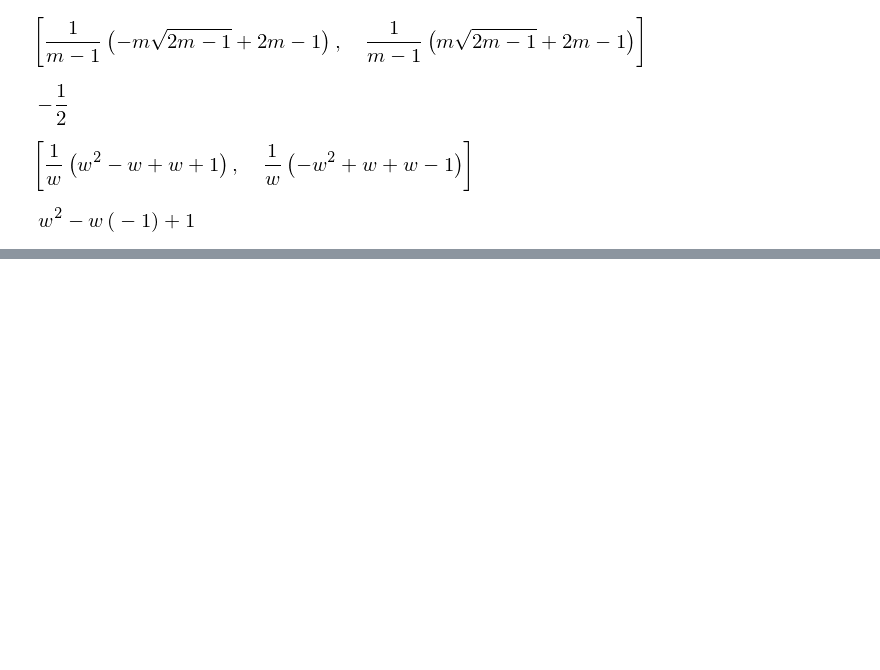
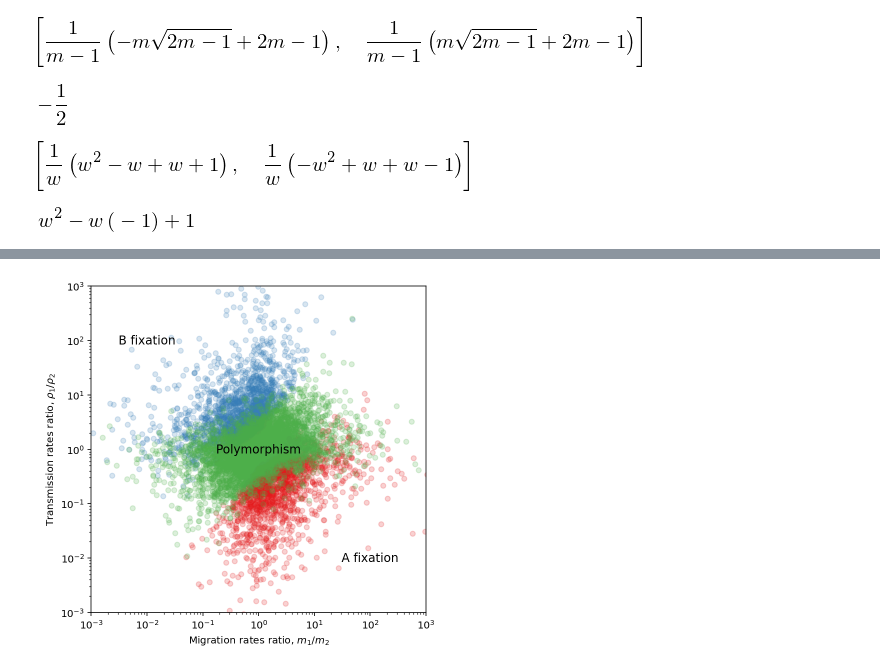
Before and after one commit to yoavram/Sunnyvale, a Jupyter notebook: notebooks/migration analysis.ipynb, the cells around one changed output, grey strips where cells are left out. Drawn from its saved outputs; the diff is of its cells as text; code cells hidden in the pictures; blank space fills up the shorter version.

```diff
--- a/notebooks/migration analysis.ipynb
+++ b/notebooks/migration analysis.ipynb
@@ -288,0 +365,6 @@ simplify((1+w-w*ρ+w**2*ρ).factor(w))
+# %%
+n = 10000
+m1s = uniform(0, 0.5, n)
+m2s = uniform(0, 0.5, n)
+ρ1s = uniform(0, 1, n)
+ρ2s = uniform(0, 1, n)
@@ -288,0 +391,7 @@ simplify((1+w-w*ρ+w**2*ρ).factor(w))
+# %%
+df = pd.DataFrame({'m1':m1s, 'm2':m2s, 'ρ1': ρ1s, 'ρ2': ρ2s, 'zero stability': zero_stability, 'one stability': one_stability})
+df['zero stability']=df['zero stability'].astype(bool)
+df['one stability']=df['one stability'].astype(bool)
+df['protected polymorphism'] = (~df['zero stability']) & (~df['one stability'])
+df.to_csv('polymorphism.csv')
+df.head()
@@ -288,0 +405,34 @@ simplify((1+w-w*ρ+w**2*ρ).factor(w))
+# %%
+df['m_ratio'] = df['m1']/df['m2']
+df['ρ_ratio'] = df['ρ1']/df['ρ2']
+# %%
+def outcome(x):
+    if x['one stability']:
+        return 'A fixation'
+    elif x['zero stability']:
+        return 'B fixation'
+    else:
+        return 'Polymorphism'
+df['outcome'] = [outcome(row) for _, row in df.iterrows()]
+# %%
+fig, ax = plt.subplots(figsize=(6, 6))
+colors = plt.cm.Set1.colors[:3]
+colors = {'B fixation':colors[0], 'A fixation':colors[1], 'Polymorphism':colors[2]}
+positions = {'B fixation': (1/100, 100), 'A fixation': (100, 1/100), 'Polymorphism': (1,1)}
+scatter_kws = dict(alpha=1/5, marker='.', markersize=10, ls='', clip_on=True)
+
+for key, grp in df.groupby('outcome'):
+    ax.plot('m_ratio', 'ρ_ratio', color=colors[key], label=key, data=grp, **scatter_kws)
+    ax.annotate(key, positions[key], xycoords='data', ha='center', va = 'center', fontsize='large')
+ax.set(
+    xscale='log',
+    yscale='log',
+    xlim=(1e-3, 1e3),
+    ylim=(1e-3, 1e3),
+    xlabel=r'Migration rates ratio, $m_1/m_2$',
+    ylabel=r'Transmission rates ratio, $\rho_1/\rho_2$',
+#     title='$Fitness: w_1=1/w_2={}$'.format(w_),
+)
+fig.savefig('../figures/asym_migration.pdf', dpi=300)
+# %% [output]
+[figure, added]
```
Also changed, not shown: parts of 12 cells of this notebook, 1 other file.
